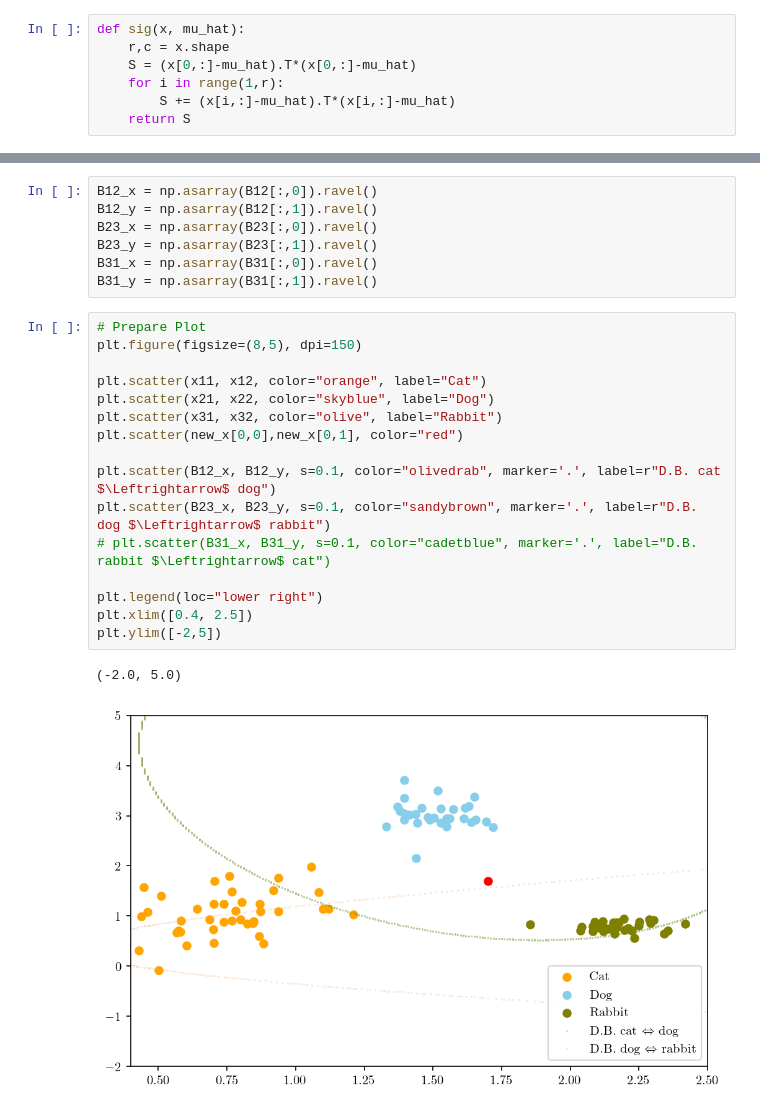
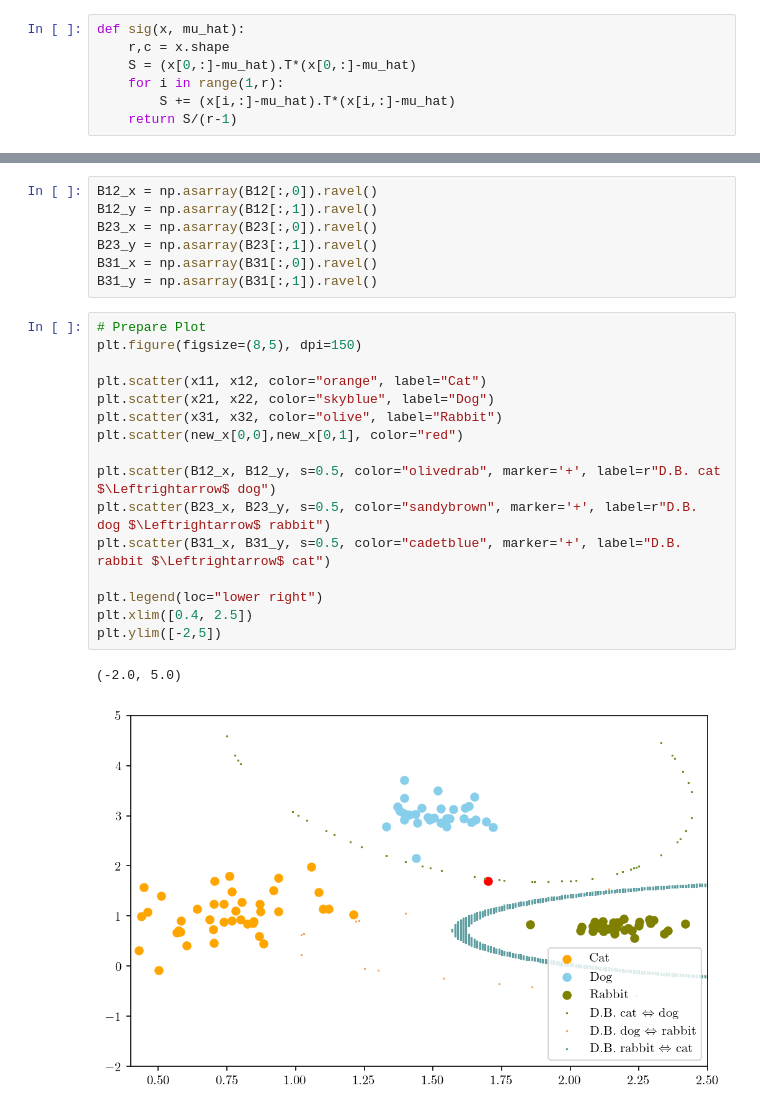
Before and after one commit to hiilynn/2021ML, a Jupyter notebook: ch4-3_QDA.ipynb, the cells around one changed output, grey strips where cells are left out. Drawn from its saved outputs; the diff is of its cells as text.

```diff
--- a/ch4-3_QDA.ipynb
+++ b/ch4-3_QDA.ipynb
@@ -21,7 +21,7 @@ def sig(x, mu_hat):
     S = (x[0,:]-mu_hat).T*(x[0,:]-mu_hat)
     for i in range(1,r):
         S += (x[i,:]-mu_hat).T*(x[i,:]-mu_hat)
-    return S
+    return S/(r-1)
 # %% [markdown]
 ### 1-2. Discrimination Function
 # %% [markdown]
@@ -192,22 +192,22 @@ B31_y = np.asarray(B31[:,1]).ravel()
 # %%
 # Prepare Plot
 plt.figure(figsize=(8,5), dpi=150)
 
 plt.scatter(x11, x12, color="orange", label="Cat")
 plt.scatter(x21, x22, color="skyblue", label="Dog")
 plt.scatter(x31, x32, color="olive", label="Rabbit")
 plt.scatter(new_x[0,0],new_x[0,1], color="red")
 
-plt.scatter(B12_x, B12_y, s=0.1, color="olivedrab", marker='.', label=r"D.B. cat $\Leftrightarrow$ dog")
-plt.scatter(B23_x, B23_y, s=0.1, color="sandybrown", marker='.', label=r"D.B. dog $\Leftrightarrow$ rabbit")
-# plt.scatter(B31_x, B31_y, s=0.1, color="cadetblue", marker='.', label="D.B. rabbit $\Leftrightarrow$ cat")
+plt.scatter(B12_x, B12_y, s=0.5, color="olivedrab", marker='+', label=r"D.B. cat $\Leftrightarrow$ dog")
+plt.scatter(B23_x, B23_y, s=0.5, color="sandybrown", marker='+', label=r"D.B. dog $\Leftrightarrow$ rabbit")
+plt.scatter(B31_x, B31_y, s=0.5, color="cadetblue", marker='+', label="D.B. rabbit $\Leftrightarrow$ cat")
 
 plt.legend(loc="lower right")
 plt.xlim([0.4, 2.5])
 plt.ylim([-2,5])
 # %% [output]
 (-2.0, 5.0)
-[figure, old version]
+[figure, new version]
 # %%
 [np.linalg.inv(sig) for sig in sig_hats]
 # %% [output]
```
Also changed, not shown: parts of 4 cells of this notebook, 1 other file.
